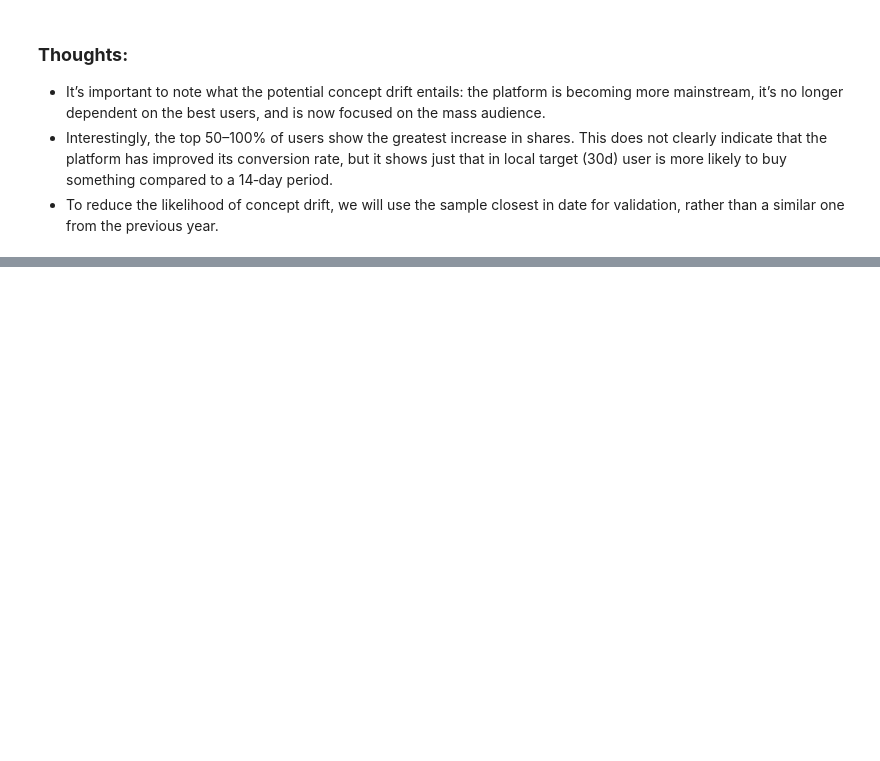
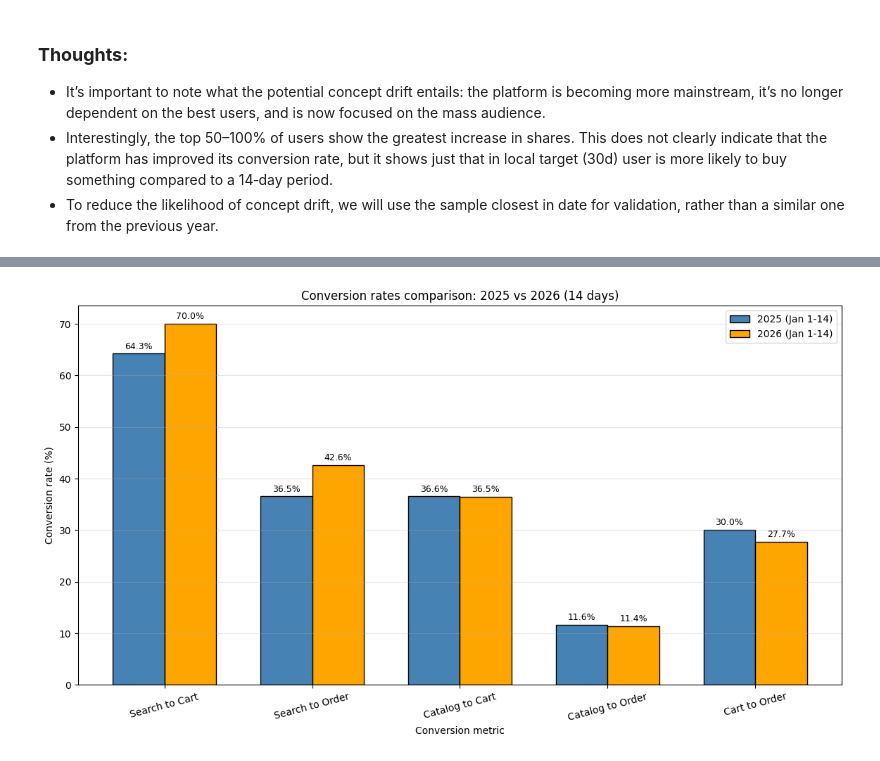
Before and after one commit to HelloImWebbieeee/E-cup_2026_by_Ozon_Tech, a Jupyter notebook: notebooks/data_eda.ipynb, the cells around one changed output, grey strips where cells are left out. Saved outputs shown, nothing was run; the diff lists cells and outputs as text; code cells hidden in the pictures; blank space fills up the shorter version.

```diff
--- a/notebooks/data_eda.ipynb
+++ b/notebooks/data_eda.ipynb
@@ -1349,0 +1693,30 @@ local {'0-1%': 12.0, '1-5%': 18.81, '5-10%': 13.67, '10-20%': 17.99, '20-50%': 2
+# %%
+# CONVERSION COMPARISON 14-DAYS PERIODS (2025 VS 2026) CHARTS
+metrics = ["Search to Cart", "Search to Order", "Catalog to Cart", "Catalog to Order", "Cart to Order"]
+vals_2025 = [conv_2025[m] for m in metrics]
+vals_2026 = [conv_2026[m] for m in metrics]
+
+x = np.arange(len(metrics))
+width = 0.35
+
+fig, ax = plt.subplots(figsize = (14, 7))
+
+ax.bar(x - width/2, vals_2025, width, label = "2025 (Jan 1-14)", color = "steelblue", edgecolor = "black")
+ax.bar(x + width/2, vals_2026, width, label = "2026 (Jan 1-14)", color = "orange", edgecolor = "black")
+
+ax.set_xlabel("Conversion metric")
+ax.set_ylabel("Conversion rate (%)")
+ax.set_title("Conversion rates comparison: 2025 vs 2026 (14 days)")
+ax.set_xticks(x)
+ax.set_xticklabels(metrics, rotation = 15)
+ax.legend()
+ax.grid(alpha = 0.3, axis = "y")
+
+for i, (v2025, v2026) in enumerate(zip(vals_2025, vals_2026)):
+    ax.text(i - width/2, v2025 + 0.5, f"{v2025:.1f}%", ha = "center", va = "bottom", fontsize = 9)
+    ax.text(i + width/2, v2026 + 0.5, f"{v2026:.1f}%", ha = "center", va = "bottom", fontsize = 9)
+
+fig.savefig(REPORTS_CONV_FUNL_DIR / "18_conversion_comparison.png", dpi = 150)
+plt.show()
+# %% [output]
+[figure, added]
```
Also changed, not shown: parts of 10 cells of this notebook.
